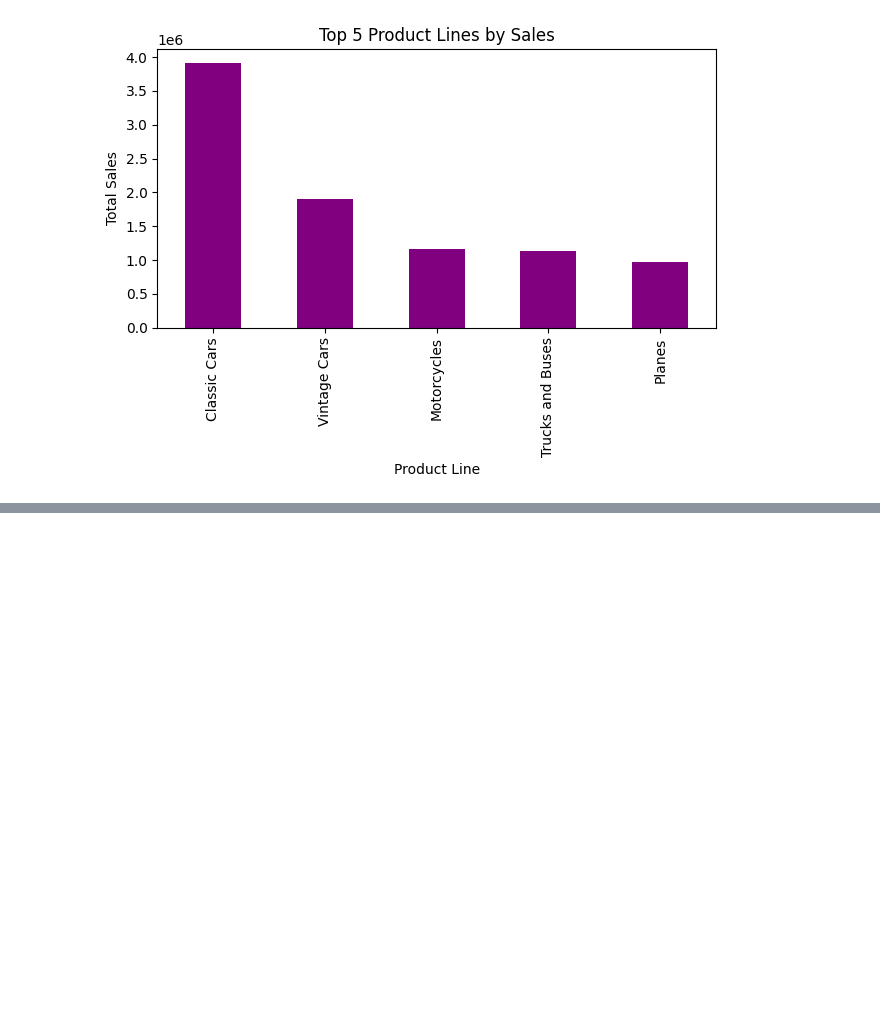
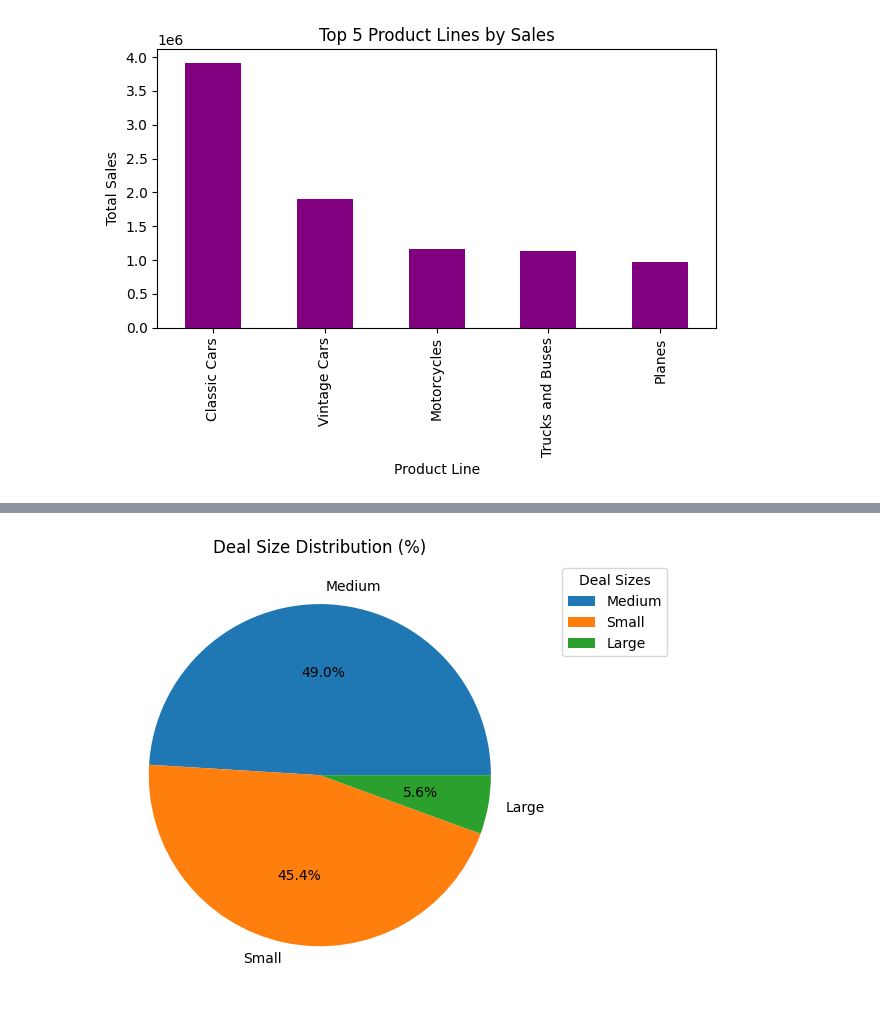
Before and after one commit to Vanshree005/FUTURE_ML_01, a Jupyter notebook: ML_1_Task_1.ipynb, the cells around one changed output, grey strips where cells are left out. Drawn from its saved outputs; the diff is of its cells as text; code cells hidden in the pictures; blank space fills up the shorter version.

```diff
--- a/ML_1_Task_1.ipynb
+++ b/ML_1_Task_1.ipynb
@@ -62,0 +63,16 @@ plt.show()
+# %%
+
+# Deal size distribution
+plt.figure()
+
+deal_counts.plot(kind='pie', autopct='%1.1f%%', labels=deal_counts.index)  # Add labels
+
+plt.title('Deal Size Distribution (%)')
+plt.ylabel('')
+plt.tight_layout()
+
+# Add a legend to the plot
+plt.legend(title="Deal Sizes", bbox_to_anchor=(1.05, 1), loc="upper left")
+plt.show()
+# %% [output]
+[figure, added]
```
Also changed, not shown: parts of 8 cells of this notebook.
